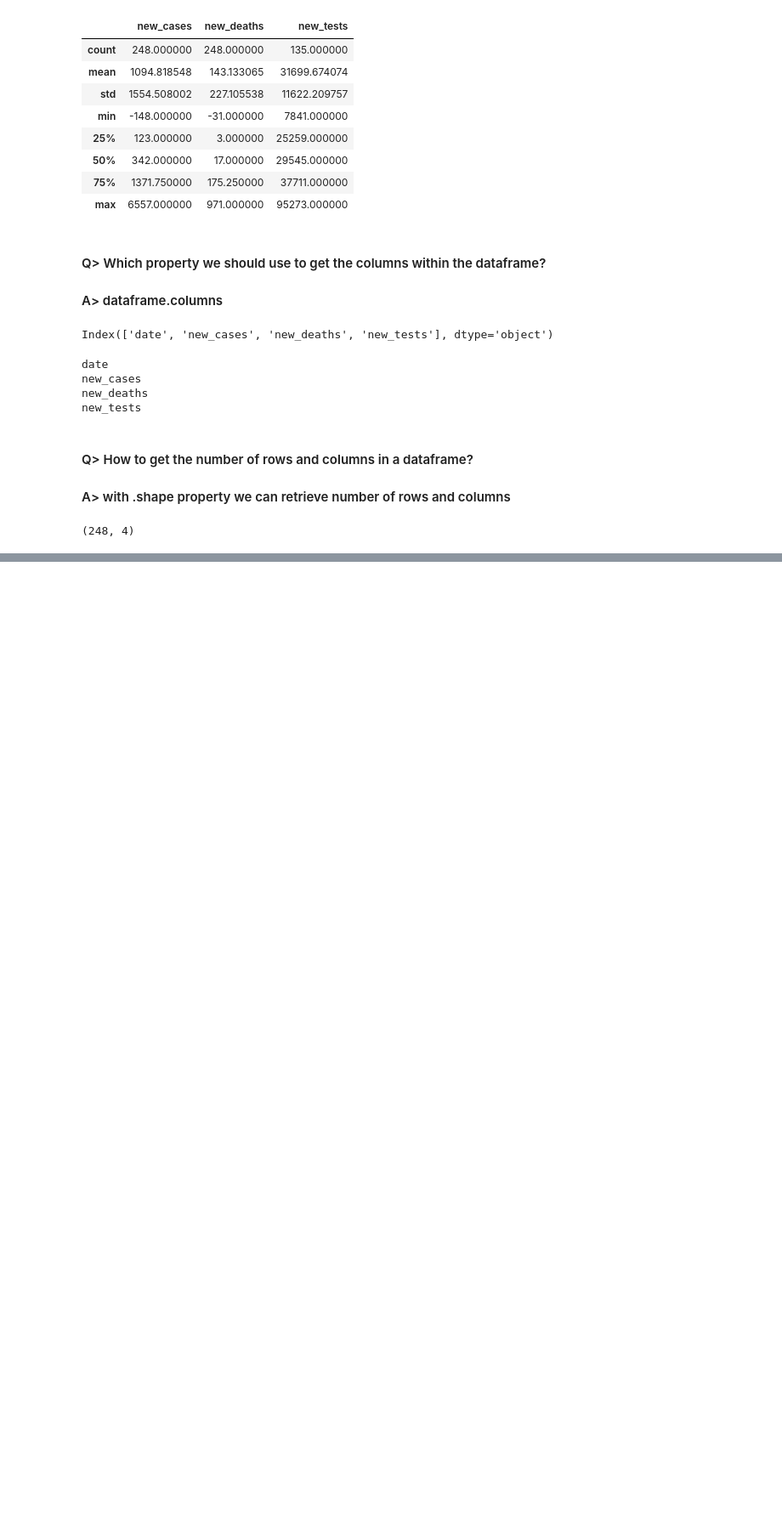
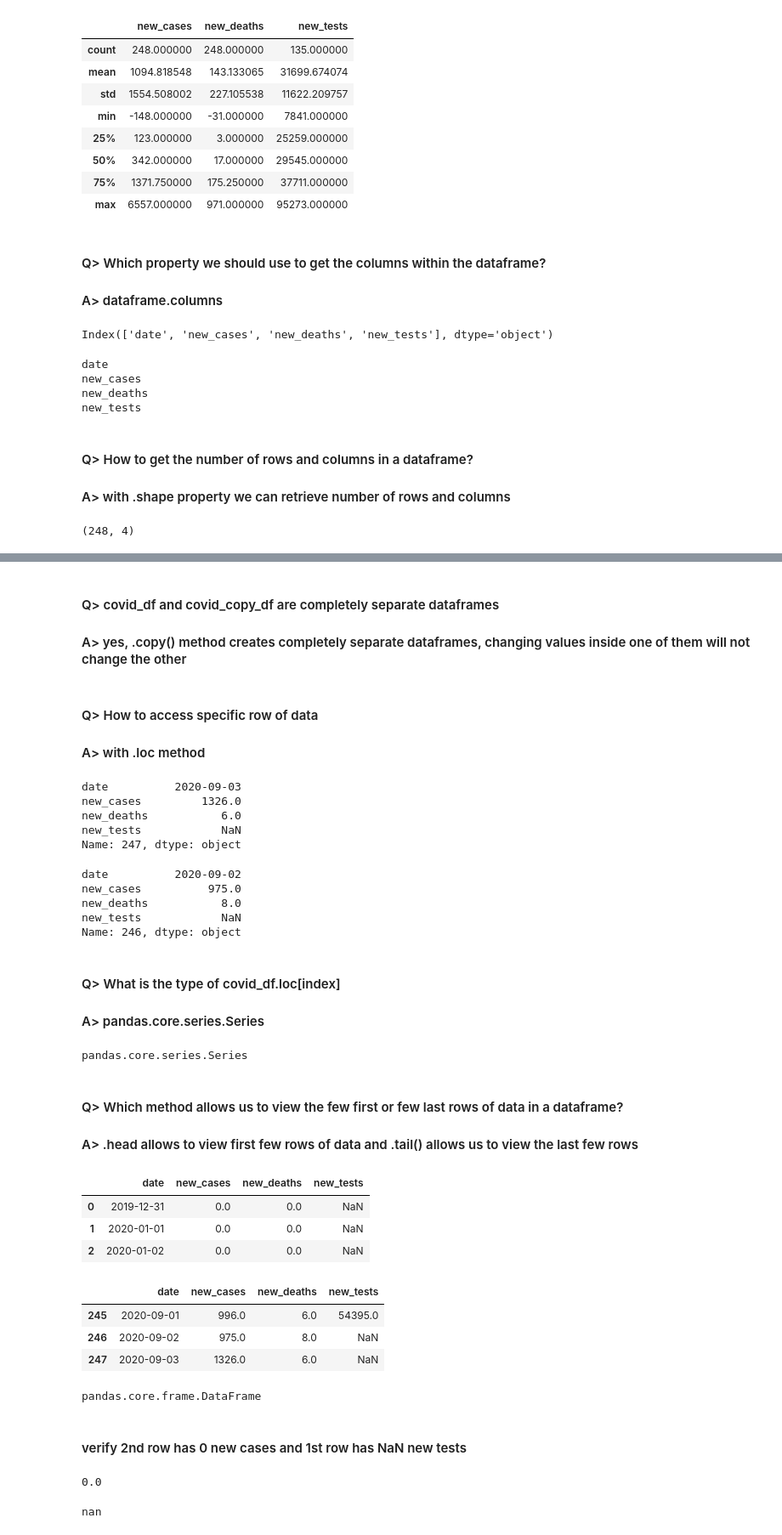
Before and after one commit to S827/Data-Science, a Jupyter notebook: Py Libraries/Pandas/python-pandas-data-analysis.ipynb, the cells around one changed output, grey strips where cells are left out. Shown: that part at 85% size. Saved outputs shown, nothing was run; the diff lists cells and outputs as text; code cells hidden in the pictures; blank space fills up the shorter version.

```diff
--- a/Py Libraries/Pandas/python-pandas-data-analysis.ipynb
+++ b/Py Libraries/Pandas/python-pandas-data-analysis.ipynb
@@ -150,0 +270,61 @@ covid_df.shape
+# %% [markdown]
+#### Q> covid_df and covid_copy_df are completely separate dataframes
+#### A> yes, .copy() method creates completely separate dataframes, changing values inside one of them will not change the other
+# %% [markdown]
+#### Q> How to access specific row of data
+#### A> with .loc method
+# %%
+covid_df.loc[247]
+# %% [output]
+date          2020-09-03
+new_cases         1326.0
+new_deaths           6.0
+new_tests            NaN
+Name: 247, dtype: object
+# %%
+covid_df.loc[246]
+# %% [output]
+date          2020-09-02
+new_cases          975.0
+new_deaths           8.0
+new_tests            NaN
+Name: 246, dtype: object
+# %% [markdown]
+#### Q> What is the type of covid_df.loc[index]
+#### A> pandas.core.series.Series
+# %%
+#A>
+type(covid_df.loc[246])
+# %% [output]
+pandas.core.series.Series
+# %% [markdown]
+#### Q> Which method allows us to view the few first or few last rows of data in a dataframe?
+#### A> .head allows to view first few rows of data and .tail() allows us to view the last few rows
+# %%
+covid_df.head(3)
+# %% [output]
+|  | date | new_cases | new_deaths | new_tests |
+| 0 | 2019-12-31 | 0.0 | 0.0 | NaN |
+| 1 | 2020-01-01 | 0.0 | 0.0 | NaN |
+| 2 | 2020-01-02 | 0.0 | 0.0 | NaN |
+# %%
+covid_df.tail(3)
+# %% [output]
+|  | date | new_cases | new_deaths | new_tests |
+| 245 | 2020-09-01 | 996.0 | 6.0 | 54395.0 |
+| 246 | 2020-09-02 | 975.0 | 8.0 | NaN |
+| 247 | 2020-09-03 | 1326.0 | 6.0 | NaN |
+# %%
+type(covid_df.head(3))
+# %% [output]
+pandas.core.frame.DataFrame
+# %% [markdown]
+#### verify 2nd row has 0 new cases and 1st row has NaN new tests
+# %%
+covid_df.at[1, 'new_cases']
+# %% [output]
+0.0
+# %%
+covid_df.at[0, 'new_tests']
+# %% [output]
+nan
```
Also changed, not shown: parts of 33 cells of this notebook.
